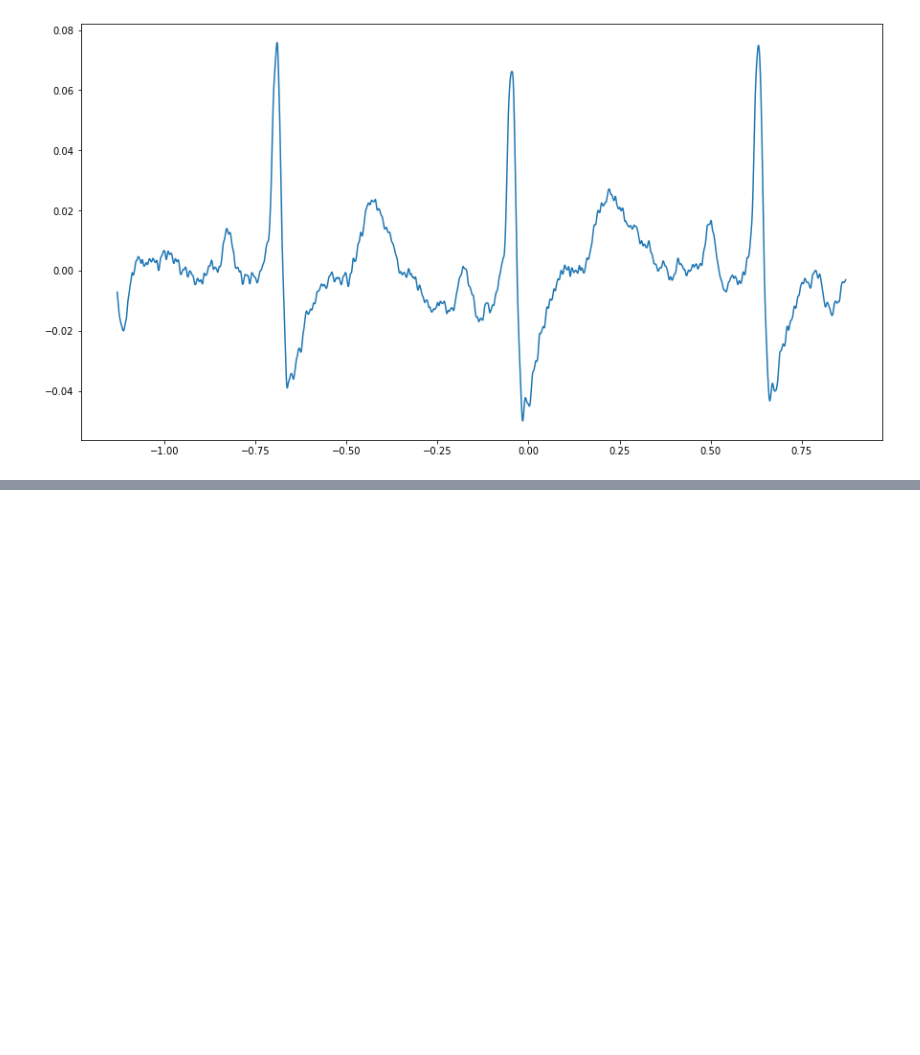
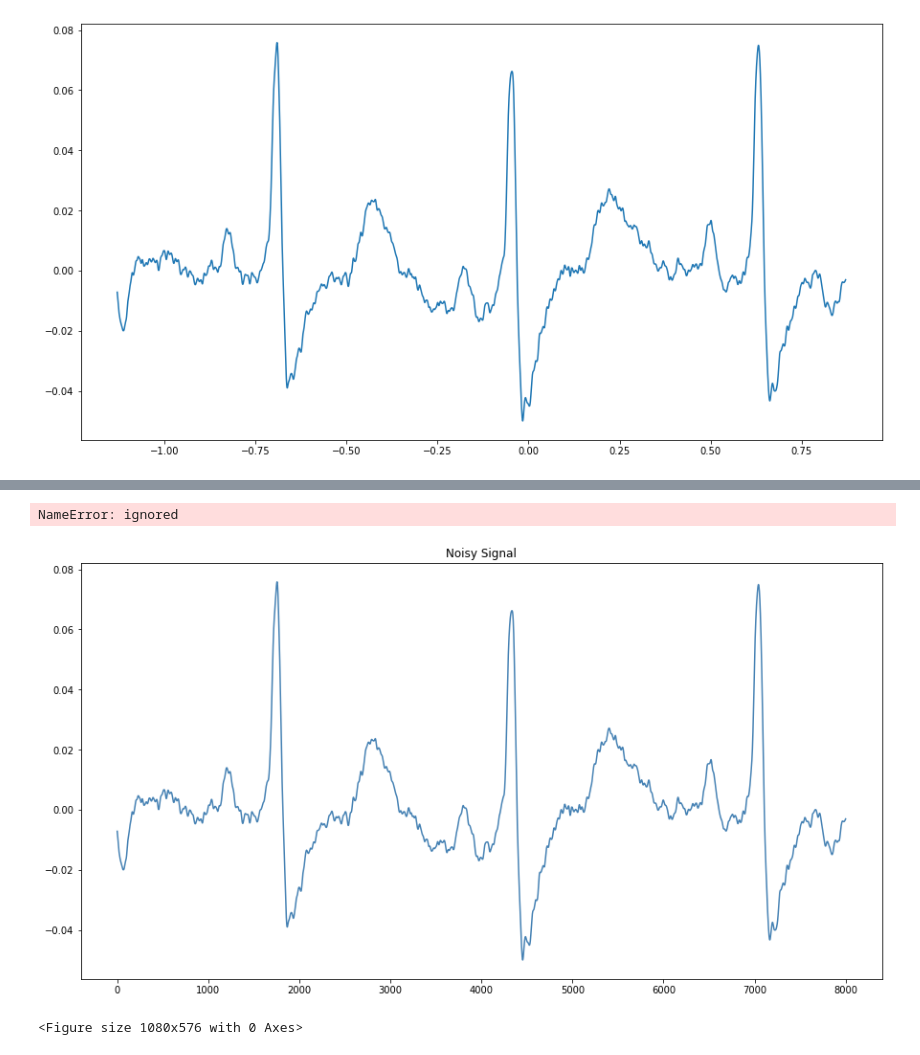
Before and after one commit to kp-algomaster/AI_Healthcare, a Jupyter notebook: ecg-processing/Digital-filtering-of-ecg-signal/ecgAnalysis.ipynb, the cells around one changed output, grey strips where cells are left out. Drawn from its saved outputs; the diff is of its cells as text; code cells hidden in the pictures; blank space fills up the shorter version.

```diff
--- a/ecg-processing/Digital-filtering-of-ecg-signal/ecgAnalysis.ipynb
+++ b/ecg-processing/Digital-filtering-of-ecg-signal/ecgAnalysis.ipynb
@@ -166,0 +267,22 @@ plt.plot(ekgDF['Time (s)'],moving_average(ekgFiltered2, 100))
+# %%
+# Wavelets Denoised Signal
+
+
+plt.plot(MA_filtered, color='steelblue')
+plt.title('Noisy Signal')
+plt.figure()
+plt.plot(dwt(MA_filtered), color='darkred')
+plt.title('Wavelet Transform of Noisy Signal')
+plt.figure()
+plt.title('Soft Thresholded Transform Coefficients')
+plt.plot(wt, color='darkred')
+plt.figure()
+plt.title('Reconstructed Signal after Thresholding')
+plt.plot(rs, color='steelblue')
+
+matplotlib.rc('figure', figsize=(15, 8))
+plt.plot(ecgDF['Time (s)'],wav_filtered)
+# %% [output]
+NameError: ignored
+[figure, added]
+<Figure size 1080x576 with 0 Axes>
```
Also changed, not shown: parts of 22 cells of this notebook, 5 other files.
